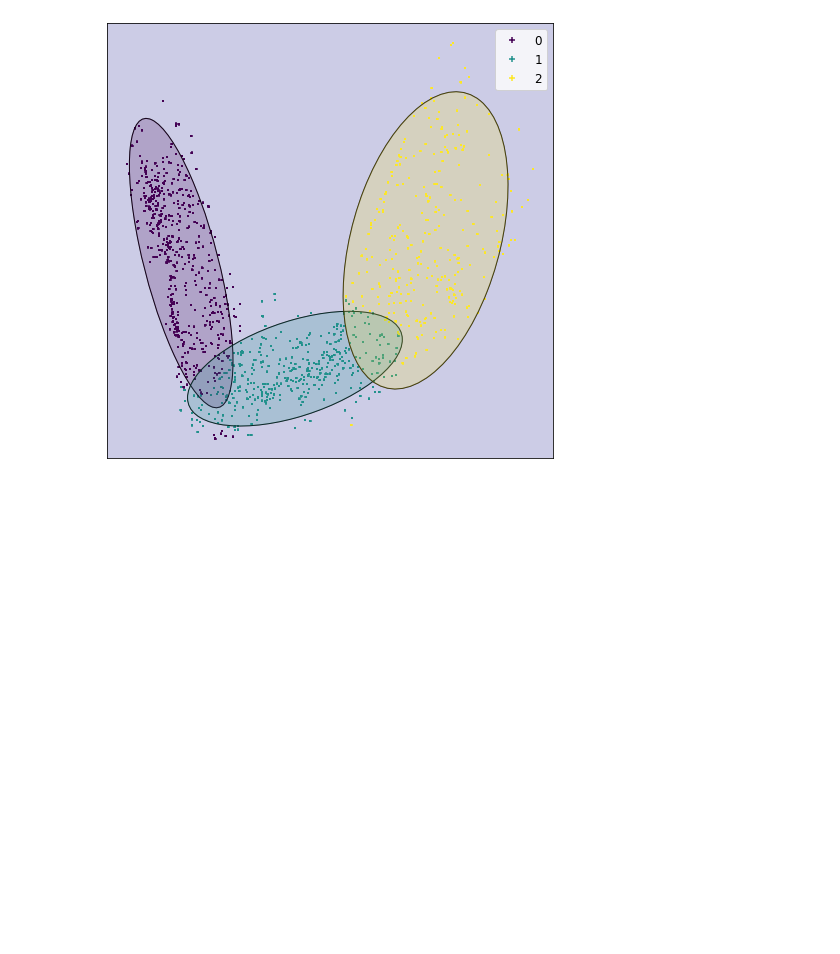
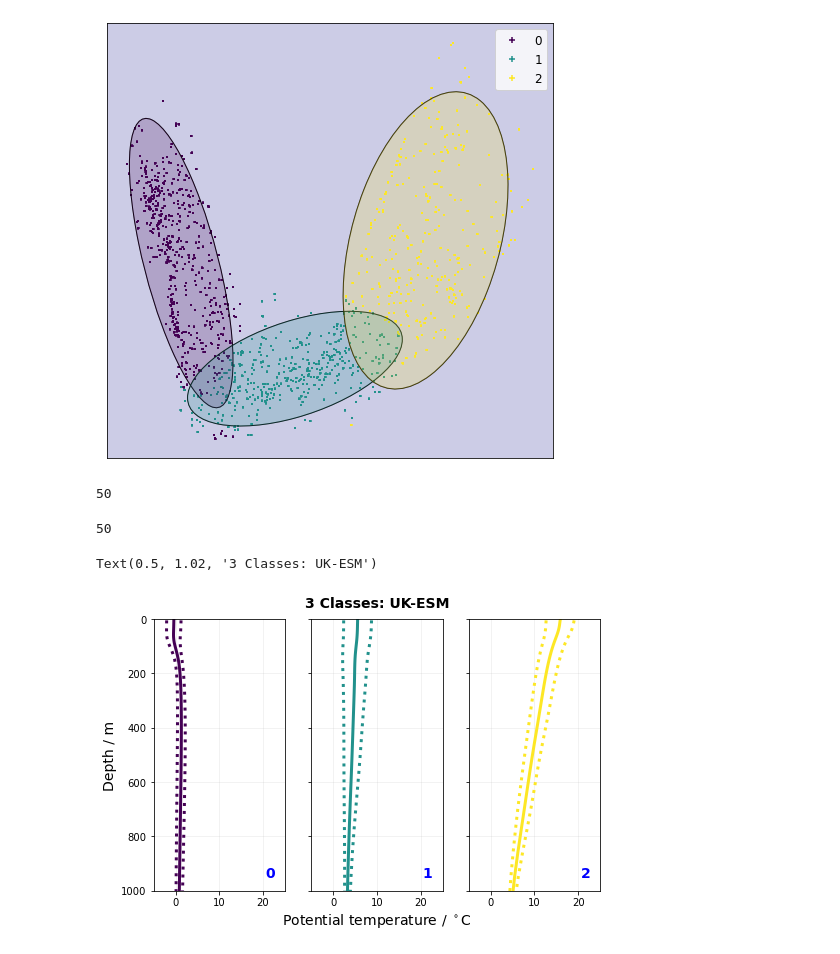
Before and after one commit to emmomp/OceanClustering, a Jupyter notebook: Figure_ClassificationDemo.ipynb, the cells around one changed output. Drawn from its saved outputs; the diff is of its cells as text; code cells hidden in the pictures; blank space fills up the shorter version.

Commit message:
Redo some figures for poster

```diff
--- a/Figure_ClassificationDemo.ipynb
+++ b/Figure_ClassificationDemo.ipynb
@@ -99,12 +126,15 @@ data_sampled = clu.random_sample(data, 100).persist() #Takes 100 random Southern
 n_components = 2
 pca = clu.train_pca(data_normalised, n_components)
 data_pca = clu.pca_transform(data_normalised, pca)
+data = data.chunk({'time': data.sizes['time'], 'n': 1024})
+data_full_normalised = clu.normalise_data(data, ('n','time'))
+data_full_pca=clu.pca_transform(data_full_normalised, pca)
 # %% [markdown]
 ### Step 4: Train a Gaussian mixture model on the transformed data
 # %%
 n_classes = 3
 gmm = clu.train_gmm(data_pca, n_classes)
-data_classes = clu.pca_sort(clu.gmm_classify(data_pca, gmm), gmm)
+data_classes = clu.pca_sort(clu.gmm_classify(data_full_pca, gmm), gmm)
 # %%
 n_classes = 4
 gmm_4 = clu.train_gmm(data_pca, n_classes)
@@ -202,3 +232,43 @@ plt.savefig('figures/{}_{}.pdf'.format(lab,n_classes), bbox_inches='tight')
 plt.show()
 # %% [output]
 [figure]
+# %%
+avg_prof = clu.avg_profiles(data, data_classes, n_classes)
+# %%
+avg_prof[0]['mean'].size
+# %% [output]
+50
+# %%
+levs= np.load('data/levs.npy', allow_pickle=True)
+# %%
+len(levs)
+# %% [output]
+50
+# %%
+cmap = plt.get_cmap('viridis', n_classes)
+figure, axes = plt.subplots(1, n_classes, sharey=True,figsize=(8, 5))
+
+for (i, ax) in enumerate(axes):
+    if i == 0:
+        ax.set_ylabel('Depth / m')
+
+    ax.text(0.85,0.05,str(i),fontweight='bold',fontsize=14,color='b',transform=ax.transAxes)
+
+    ax.plot(avg_prof[i]['mean'],levs, color=cmap(i), linestyle='solid', linewidth=3)
+    ax.plot(avg_prof[i]['mean']+avg_prof[i]['std'],levs, color=cmap(i), linestyle=':', linewidth=3)
+    ax.plot(avg_prof[i]['mean']-avg_prof[i]['std'],levs, color=cmap(i), linestyle=':', linewidth=3)
+
+    ax.set_ylim([1000,0])
+    ax.set_xlim(-5,25)
+    ax.grid(alpha=0.2)
+    if i==0:
+        ax.set_ylabel('Depth / m',fontsize=14)
+
+figure.add_subplot(111, frameon=False)
+plt.tick_params(labelcolor='none', which='both', top=False, bottom=False, left=False, right=False)
+plt.xlabel('Potential temperature / ${}^\circ$C',fontsize=14)
+
+plt.title('{} Classes: UK-ESM'.format(n_classes),fontsize=14,fontweight='bold',y=1.02)
+# %% [output]
+Text(0.5, 1.02, '3 Classes: UK-ESM')
+[figure, added]
```
Also changed, not shown: parts of 5 cells of this notebook, 9 other files.
